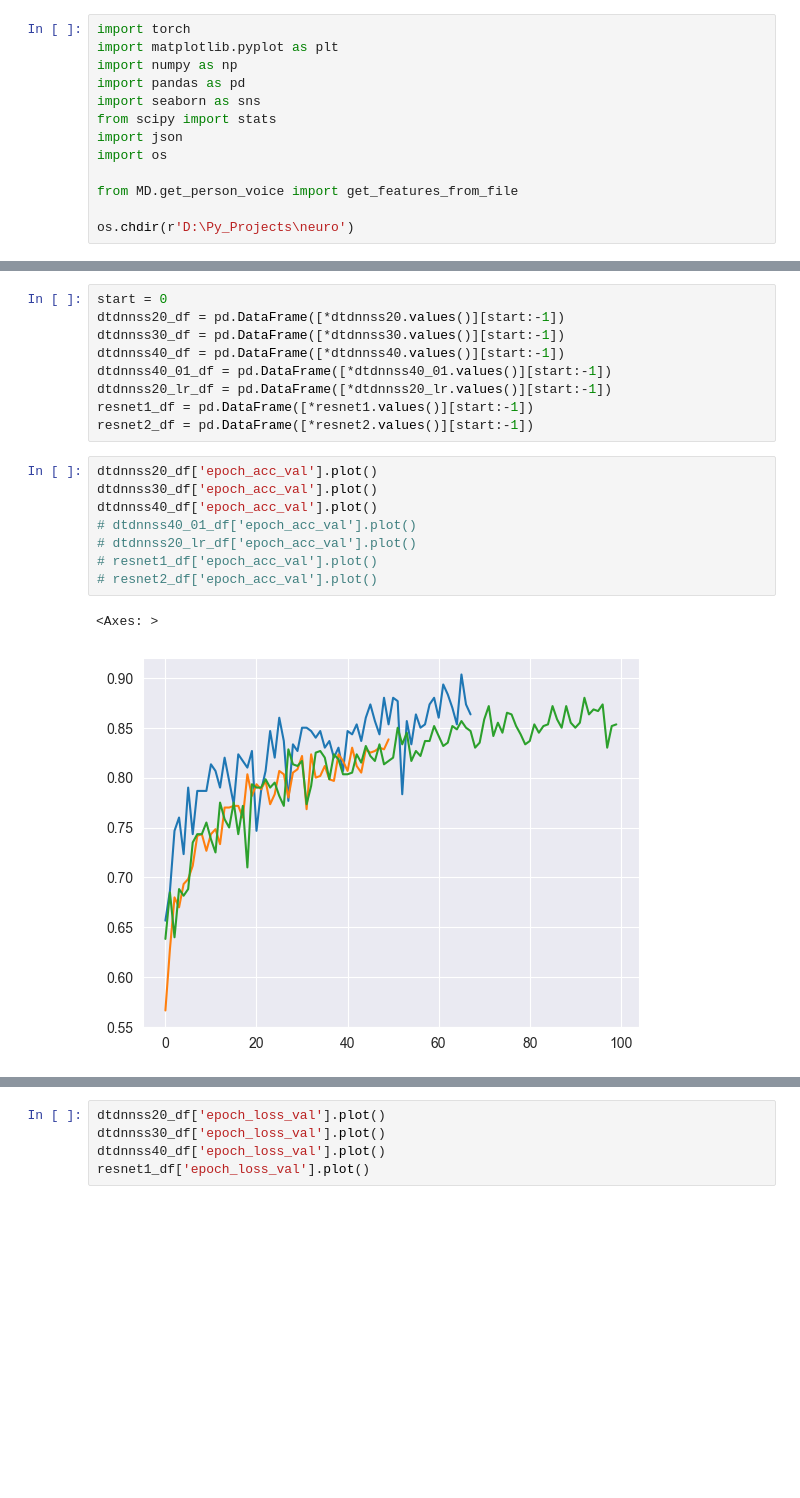
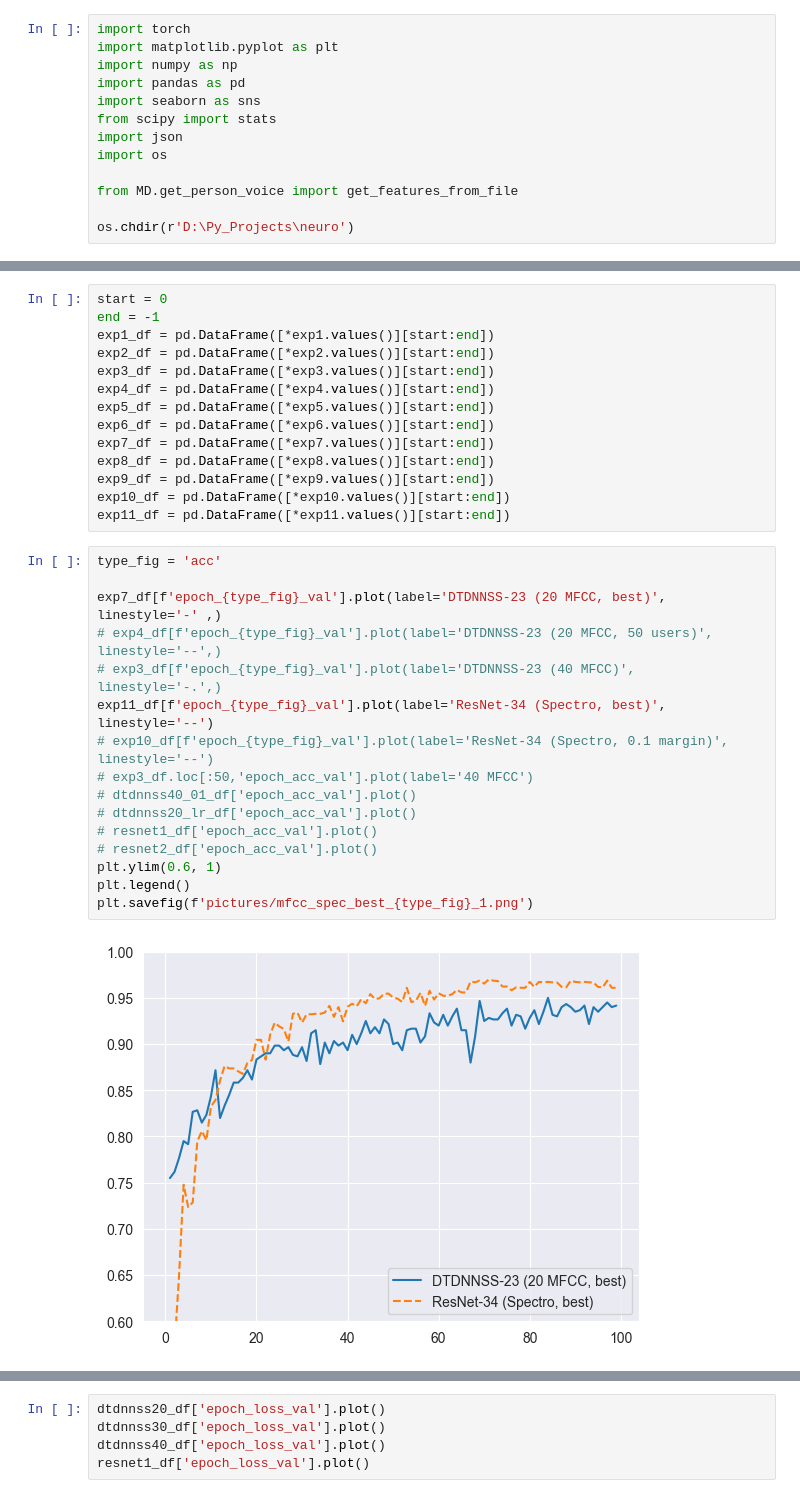
Before and after one commit to Outsider-corp/voice_biometry_recognition, a Jupyter notebook: research.ipynb, the cells around one changed output, grey strips where cells are left out. Saved outputs shown, nothing was run; the diff lists cells and outputs as text; blank space fills up the shorter version.

```diff
--- a/research.ipynb
+++ b/research.ipynb
@@ -38,20 +47,32 @@ with open('models/statistic/ResNet34_50p_5vox_002.json', 'r') as f:
 # %%
 start = 0
-dtdnnss20_df = pd.DataFrame([*dtdnnss20.values()][start:-1])
-dtdnnss30_df = pd.DataFrame([*dtdnnss30.values()][start:-1])
-dtdnnss40_df = pd.DataFrame([*dtdnnss40.values()][start:-1])
-dtdnnss40_01_df = pd.DataFrame([*dtdnnss40_01.values()][start:-1])
-dtdnnss20_lr_df = pd.DataFrame([*dtdnnss20_lr.values()][start:-1])
-resnet1_df = pd.DataFrame([*resnet1.values()][start:-1])
-resnet2_df = pd.DataFrame([*resnet2.values()][start:-1])
+end = -1
+exp1_df = pd.DataFrame([*exp1.values()][start:end])
+exp2_df = pd.DataFrame([*exp2.values()][start:end])
+exp3_df = pd.DataFrame([*exp3.values()][start:end])
+exp4_df = pd.DataFrame([*exp4.values()][start:end])
+exp5_df = pd.DataFrame([*exp5.values()][start:end])
+exp6_df = pd.DataFrame([*exp6.values()][start:end])
+exp7_df = pd.DataFrame([*exp7.values()][start:end])
+exp8_df = pd.DataFrame([*exp8.values()][start:end])
+exp9_df = pd.DataFrame([*exp9.values()][start:end])
+exp10_df = pd.DataFrame([*exp10.values()][start:end])
+exp11_df = pd.DataFrame([*exp11.values()][start:end])
 # %%
-dtdnnss20_df['epoch_acc_val'].plot()
-dtdnnss30_df['epoch_acc_val'].plot()
-dtdnnss40_df['epoch_acc_val'].plot()
+type_fig = 'acc'
+
+exp7_df[f'epoch_{type_fig}_val'].plot(label='DTDNNSS-23 (20 MFCC, best)', linestyle='-' ,)
+# exp4_df[f'epoch_{type_fig}_val'].plot(label='DTDNNSS-23 (20 MFCC, 50 users)', linestyle='--',)
+# exp3_df[f'epoch_{type_fig}_val'].plot(label='DTDNNSS-23 (40 MFCC)', linestyle='-.',)
+exp11_df[f'epoch_{type_fig}_val'].plot(label='ResNet-34 (Spectro, best)', linestyle='--')
+# exp10_df[f'epoch_{type_fig}_val'].plot(label='ResNet-34 (Spectro, 0.1 margin)', linestyle='--')
+# exp3_df.loc[:50,'epoch_acc_val'].plot(label='40 MFCC')
 # dtdnnss40_01_df['epoch_acc_val'].plot()
 # dtdnnss20_lr_df['epoch_acc_val'].plot()
 # resnet1_df['epoch_acc_val'].plot()
 # resnet2_df['epoch_acc_val'].plot()
+plt.ylim(0.6, 1)
+plt.legend()
+plt.savefig(f'pictures/mfcc_spec_best_{type_fig}_1.png')
 # %% [output]
-<Axes: >
-[figure, old version]
+[figure, new version]
```
Also changed, not shown: parts of 7 cells of this notebook, 4 other files.
